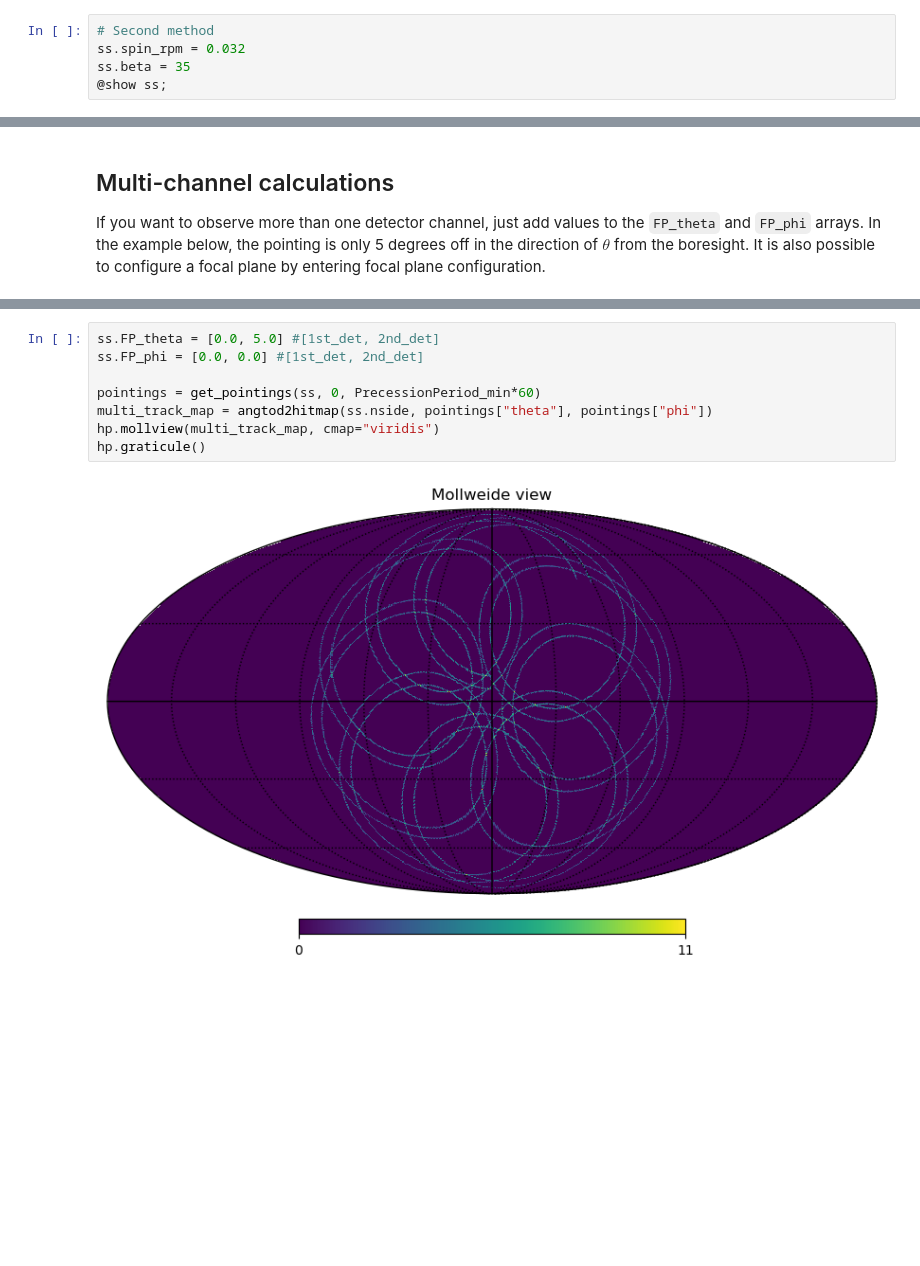
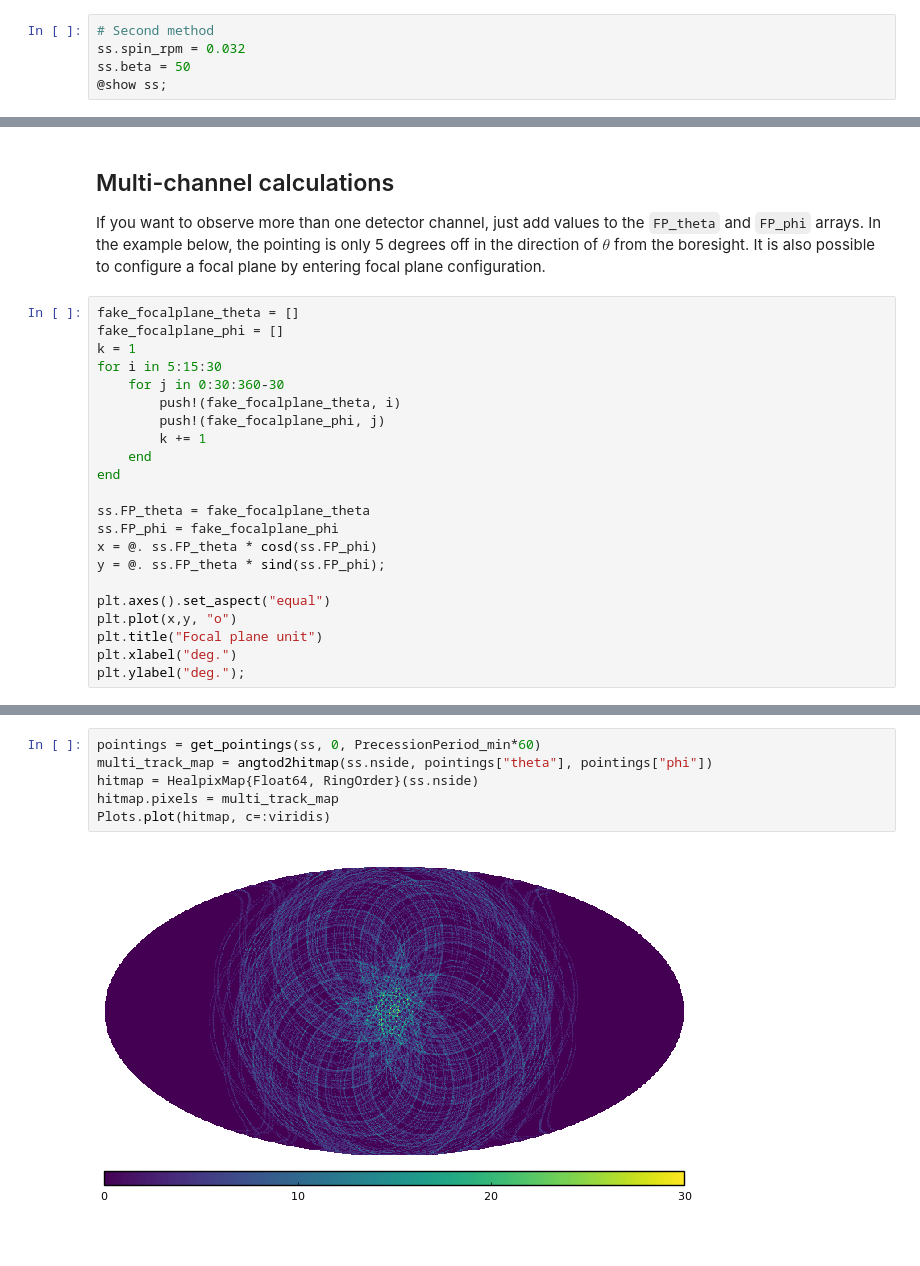
Before and after one commit to yusuke-takase/Falcons.jl, a Jupyter notebook: tutorial/falcons_tutorial.ipynb, the cells around one changed output, grey strips where cells are left out. Saved outputs shown, nothing was run; the diff lists cells and outputs as text; blank space fills up the shorter version.

```diff
--- a/tutorial/falcons_tutorial.ipynb
+++ b/tutorial/falcons_tutorial.ipynb
@@ -46,6 +40,6 @@ ss = ScanningStrategy{Float64, Int64, Vector{Float64}, String}(128, 31536000, 1,
 # %%
 # Second method
 ss.spin_rpm = 0.032
-ss.beta = 35
+ss.beta = 50
 @show ss;
 # %% [output]
@@ -88,3 +95,25 @@ hp.mollview(outmap[2], title="crosslink(n=1)", norm="hist")
 If you want to observe more than one detector channel, just add values to the `FP_theta` and `FP_phi` arrays.
 In the example below, the pointing is only 5 degrees off in the direction of $\theta$ from the boresight.
 It is also possible to configure a focal plane by entering focal plane configuration.
+# %%
+fake_focalplane_theta = []
+fake_focalplane_phi = []
+k = 1
+for i in 5:15:30
+    for j in 0:30:360-30
+        push!(fake_focalplane_theta, i)
+        push!(fake_focalplane_phi, j)
+        k += 1
+    end
+end
+
+ss.FP_theta = fake_focalplane_theta
+ss.FP_phi = fake_focalplane_phi
+x = @. ss.FP_theta * cosd(ss.FP_phi)
+y = @. ss.FP_theta * sind(ss.FP_phi);
+
+plt.axes().set_aspect("equal")
+plt.plot(x,y, "o")
+plt.title("Focal plane unit")
+plt.xlabel("deg.")
+plt.ylabel("deg.");
@@ -91,10 +122,8 @@ It is also possible to configure a focal plane by entering focal plane configura
 # %%
-ss.FP_theta = [0.0, 5.0] #[1st_det, 2nd_det]
-ss.FP_phi = [0.0, 0.0] #[1st_det, 2nd_det]
-
 pointings = get_pointings(ss, 0, PrecessionPeriod_min*60)
 multi_track_map = angtod2hitmap(ss.nside, pointings["theta"], pointings["phi"])
-hp.mollview(multi_track_map, cmap="viridis")
-hp.graticule()
+hitmap = HealpixMap{Float64, RingOrder}(ss.nside)
+hitmap.pixels = multi_track_map
+Plots.plot(hitmap, c=:viridis)
 # %% [output]
-[figure, old version]
+[figure, new version]
```
Also changed, not shown: parts of 23 cells of this notebook, 9 other files.
